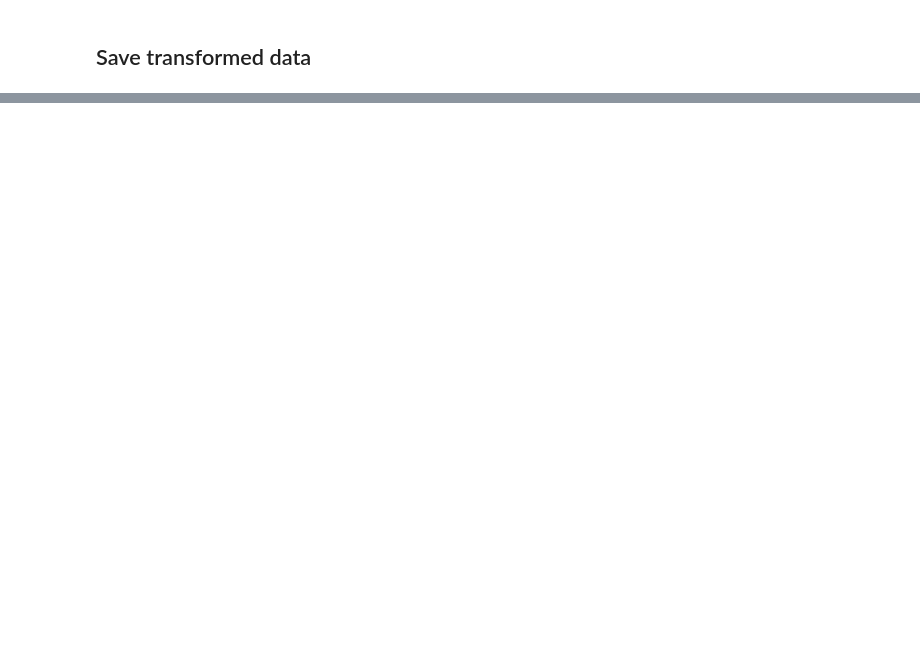
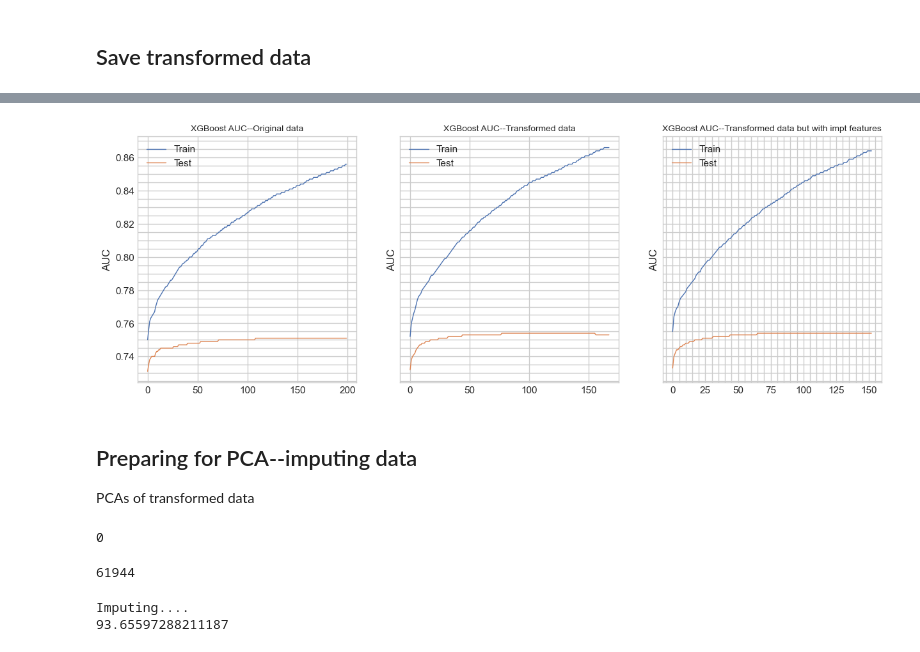
Before and after one commit to harnalashok/CatEncodersFamily, a Jupyter notebook: avazu.ipynb, the cells around one changed output, grey strips where cells are left out. Drawn from its saved outputs; the diff is of its cells as text; code cells hidden in the pictures; blank space fills up the shorter version.

```diff
--- a/avazu.ipynb
+++ b/avazu.ipynb
@@ -1621,0 +846,23 @@ _=sns.scatterplot(data = X, x = "x1", y = "x3", hue = y)
+# %%
+# 11.1 Prepare xgboost model--Transformed but only with impt features:
+
+model_trans_impt = xgb.XGBClassifier( n_estimators= 250,
+                                      verbosity = 3,
+                                       eta = 0.06,
+                                       max_depth = 15,
+                                       subsample = 0.8,
+                                       random_state = rng,
+                           )
+
+
+tr_X =   X_train_trans[fe_1]  # Avoid fe_0 for which impt is zero
+test_X = X_test_trans[fe_1]
+ytrain = y_train
+ytest = y_test
+
+
+model_trans_impt.fit(tr_X, ytrain.values,
+                     early_stopping_rounds = 50,   # 10% of n_estimators
+                     eval_set=[ (tr_X, ytrain.values),(test_X, ytest.values)],
+                     eval_metric = ['auc']    # binary classification problem
+                    )
@@ -1621,0 +921,51 @@ _=sns.scatterplot(data = X, x = "x1", y = "x3", hue = y)
+# %%
+# 12.0 Learning curves of all the three models
+
+plt.style.use('seaborn-v0_8-whitegrid')
+# Ref: https://stackoverflow.com/a/60366515
+fig, ax = plt.subplots(1,3, figsize = (15,5), sharey = True);
+results = [model_orig.evals_result(),model_trans.evals_result(),model_trans_impt.evals_result() ]
+title = ["XGBoost AUC--Original data", 'XGBoost AUC--Transformed data', 'XGBoost AUC--Transformed data but with impt features']
+
+for i in range(3):
+    epochs = len(results[i]['validation_0']['auc'])
+    x_axis = range(0,epochs)
+    ax[i].plot(x_axis, np.round(results[i]['validation_0']['auc'],3),linewidth=1, label='Train');
+    ax[i].plot(x_axis, np.round(results[i]['validation_1']['auc'],3), linewidth=1, label='Test');
+    ax[i].legend();
+    ax[i].grid(visible = True, which = 'both');
+    plt.minorticks_on();
+    ax[i].set_ylabel('AUC');
+    ax[i].set_title(title[i], fontsize = 10);
+
+plt.show();
+# %% [output]
+[figure, added]
+# %% [markdown]
+## Preparing for PCA--imputing data
+PCAs of transformed data
+# %%
+# 13.0 Check if any nulls in data
+#       If so, we would impute using SimpleImputer:
+
+X_train_trans.isnull().sum().sum()  # 0
+X_test_trans.isnull().sum().sum()   # 61944
+pca_train = X_train_trans.copy()
+pca_test  = X_test_trans.copy()
+_=gc.collect()
+# %% [output]
+0
+61944
+# %%
+# 13.1 Impute as test data has null values:
+
+start = time.time()
+print("Imputing....")
+si = SimpleImputer(strategy = 'median')
+pca_train[:] = si.fit_transform(pca_train)
+pca_test[:] = si.transform(pca_test)
+end = time.time()
+print("Done: ", (end-start)/60)  # 8 min
+# %% [output]
+Imputing....
+93.65597288211187
```
Also changed, not shown: parts of 172 cells of this notebook.
